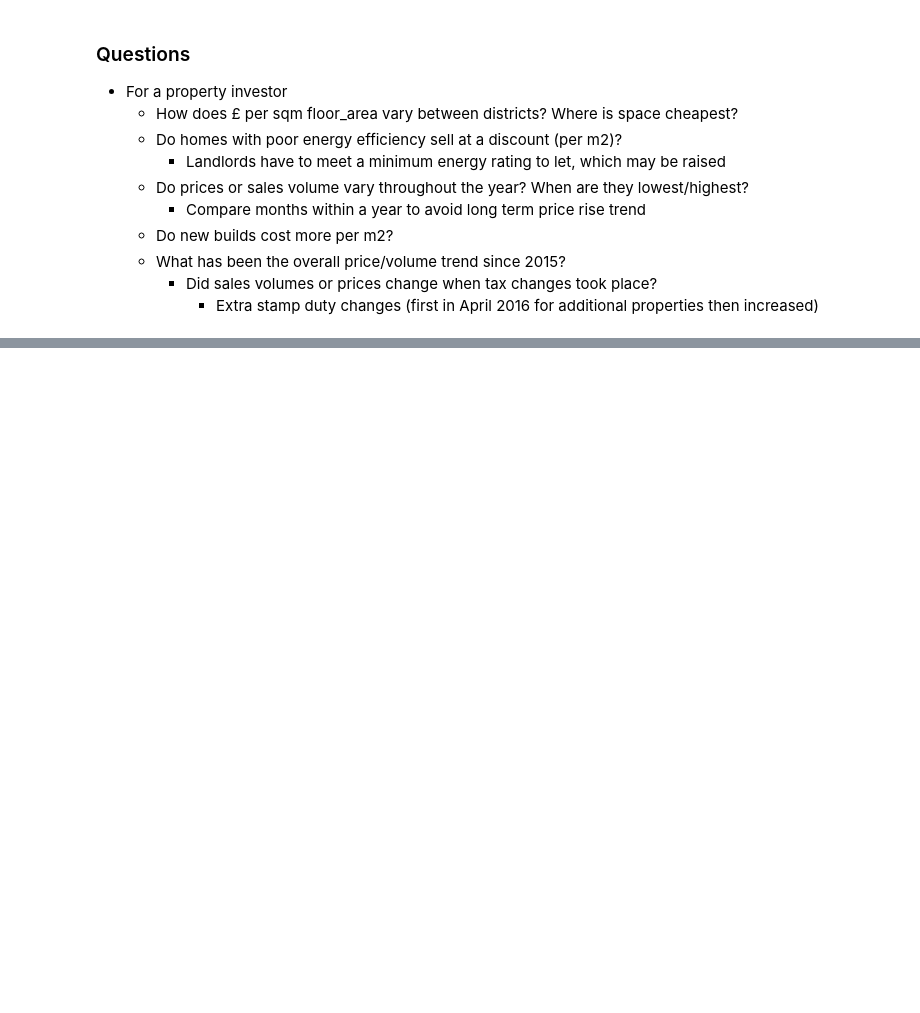
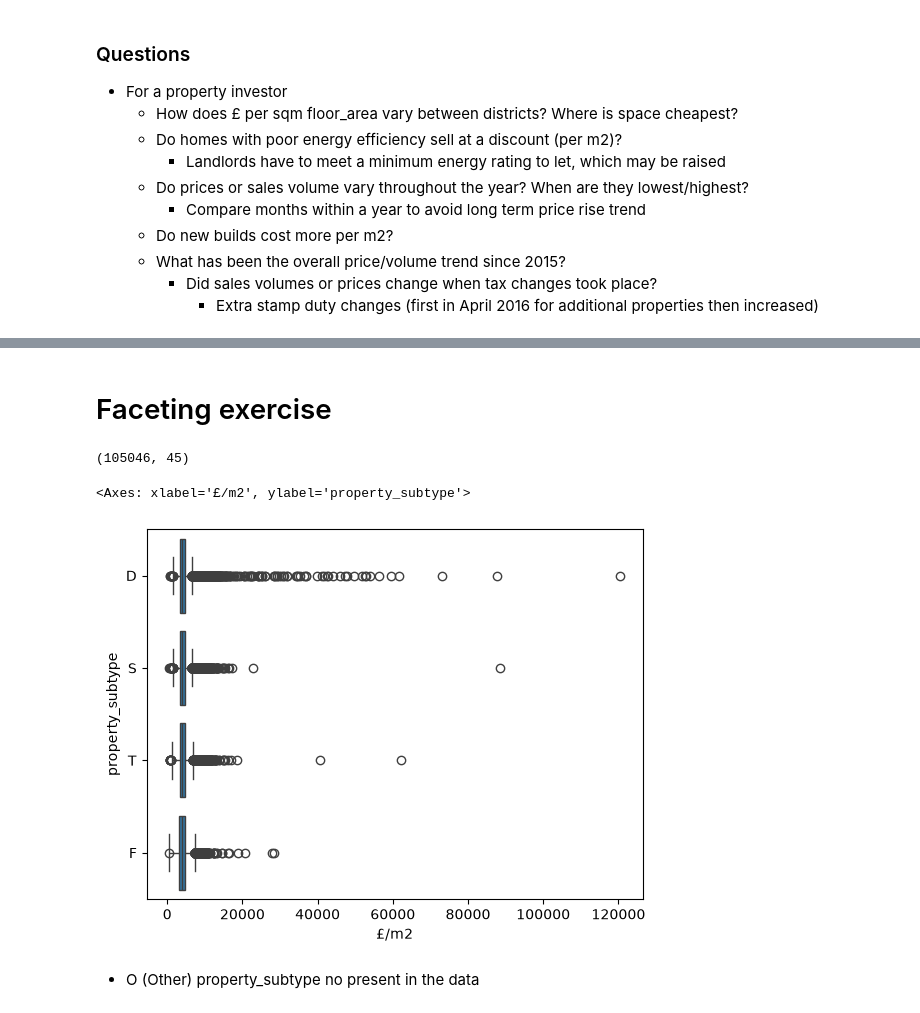
Before and after one commit to TomSCarter/oxfordshire-house-prices-dashboard, a Jupyter notebook: week_12_visuals_dashboards.ipynb, the cells around one changed output, grey strips where cells are left out. Drawn from its saved outputs; the diff is of its cells as text; code cells hidden in the pictures; blank space fills up the shorter version.

```diff
--- a/week_12_visuals_dashboards.ipynb
+++ b/week_12_visuals_dashboards.ipynb
@@ -55,0 +113,15 @@ Name: count, dtype: int64
+# %% [markdown]
+# Faceting exercise
+# %%
+cat_a_only = loaded[loaded['transaction_category'] == 'A'].copy()
+cat_a_only.shape
+# %% [output]
+(105046, 45)
+# %%
+cat_a_only['£/m2'] = cat_a_only['price_paid'] / cat_a_only['total_floor_area']
+sns.boxplot(cat_a_only, x='£/m2', y='property_subtype')
+# %% [output]
+<Axes: xlabel='£/m2', ylabel='property_subtype'>
+[figure, added]
+# %% [markdown]
+- O (Other) property_subtype no present in the data
```
Also changed, not shown: parts of 11 cells of this notebook, 1 other file.
